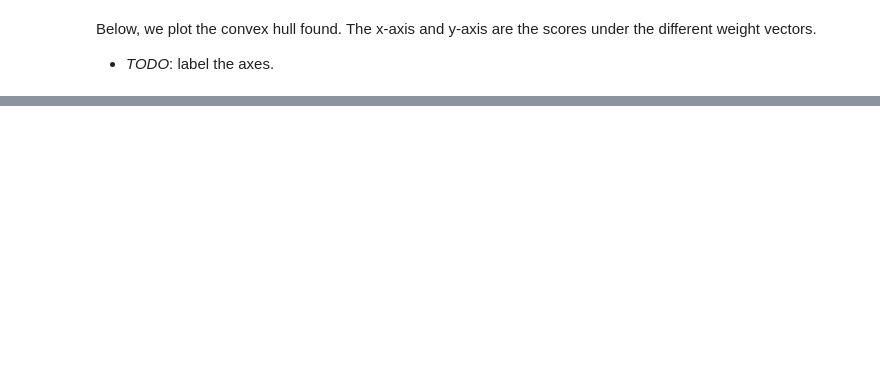
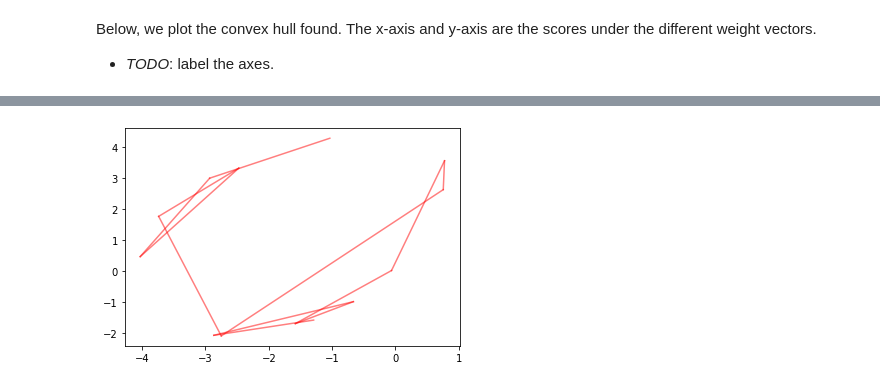
Before and after one commit to timvieira/hypergraphs, a Jupyter notebook: demos/Pareto-decoding.ipynb, the cells around one changed output, grey strips where cells are left out. Saved outputs shown, nothing was run; the diff lists cells and outputs as text; code cells hidden in the pictures; blank space fills up the shorter version.

```diff
--- a/demos/Pareto-decoding.ipynb
+++ b/demos/Pareto-decoding.ipynb
@@ -87,0 +102,7 @@ for x in root:
+# %%
+# TODO: return points in convex hull order!
+from arsenal.iterextras import window
+for x, y in window(root, 2):
+    pl.plot([x.m, y.m], [x.b, y.b], c='r', alpha=0.5, zorder=-1)
+# %% [output]
+[figure, added]
```
Also changed, not shown: parts of 9 cells of this notebook, 2 other files.
